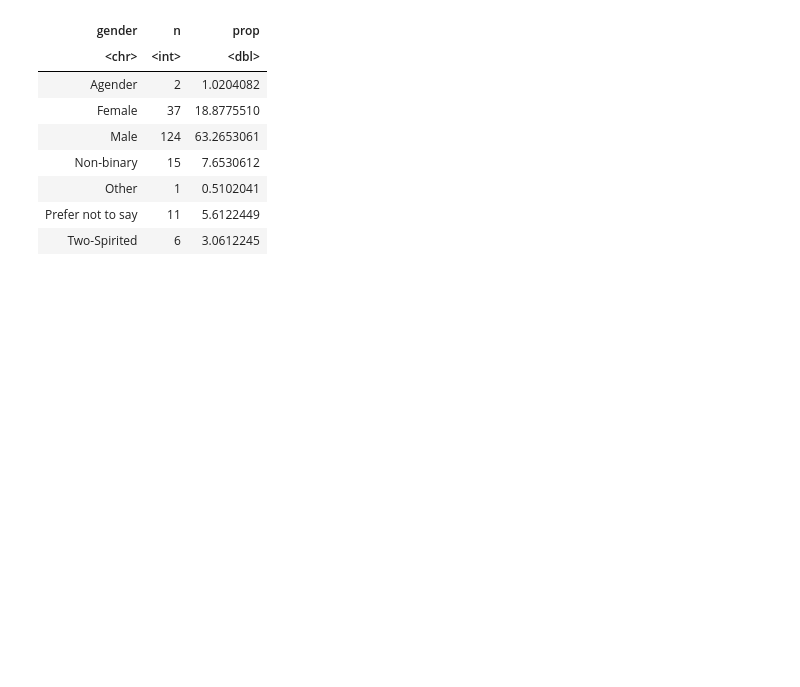
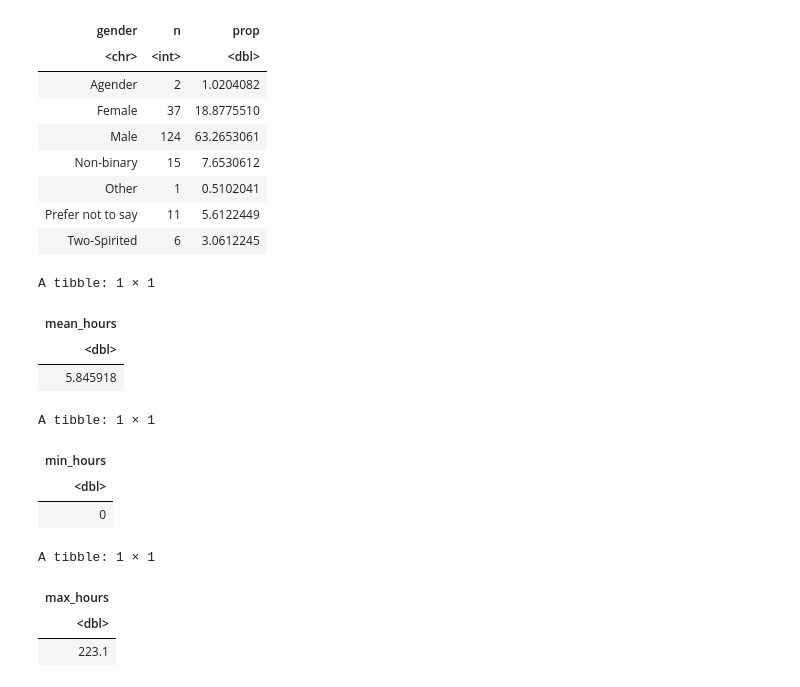
Before and after one commit to DL4789/DSCI100-project-proposal, a Jupyter notebook: PROJECT_PROPOSAL.ipynb, the cells around one changed output. Saved outputs shown, nothing was run; the diff lists cells and outputs as text; code cells hidden in the pictures; blank space fills up the shorter version.

```diff
--- a/PROJECT_PROPOSAL.ipynb
+++ b/PROJECT_PROPOSAL.ipynb
@@ -127,3 +131,26 @@ A tibble: 7 × 3
 | Other | 1 | 0.5102041 |
 | Prefer not to say | 11 | 5.6122449 |
 | Two-Spirited | 6 | 3.0612245 |
+# %%
+mean_hours <- players_data |>
+summarize(mean_hours = mean(played_hours, na.rm = TRUE))
+min_hours <- players_data |>
+summarize(min_hours = min(played_hours, na.rm  = TRUE))
+max_hours <- players_data |>
+summarize(max_hours = max(played_hours, na.rm = TRUE))
+mean_hours
+min_hours
+max_hours
+# %% [output]
+A tibble: 1 × 1
+| mean_hours |
+| <dbl> |
+| 5.845918 |
+A tibble: 1 × 1
+| min_hours |
+| <dbl> |
+| 0 |
+A tibble: 1 × 1
+| max_hours |
+| <dbl> |
+| 223.1 |
```
Also changed, not shown: parts of 1 cell of this notebook.
